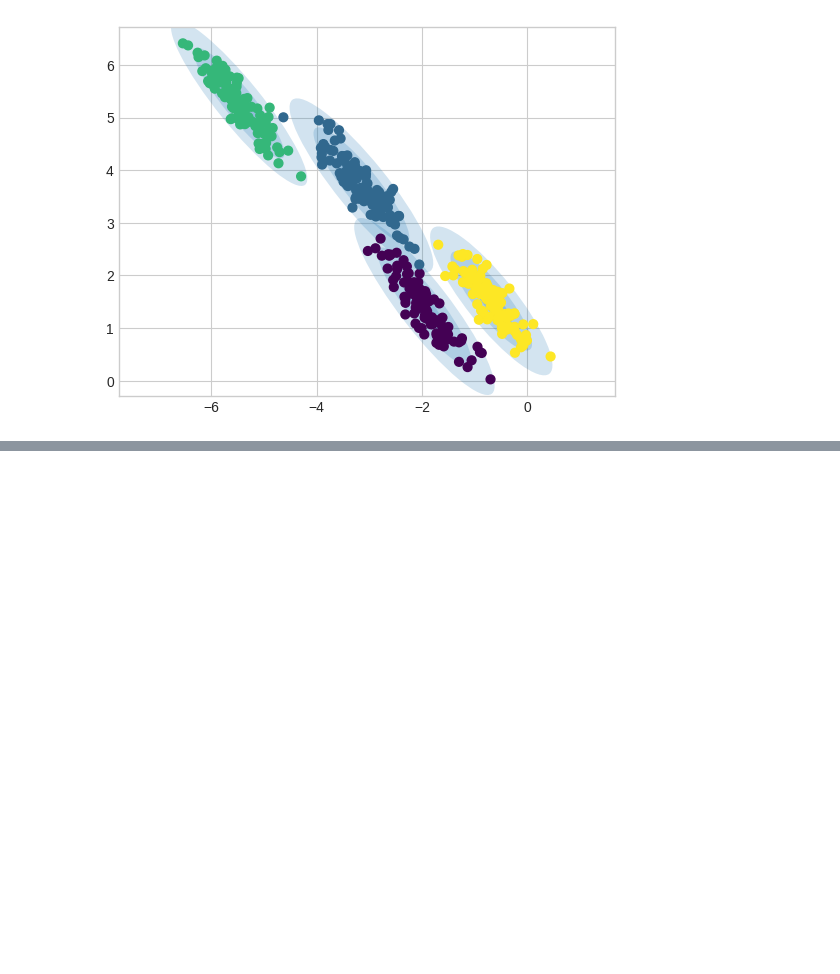
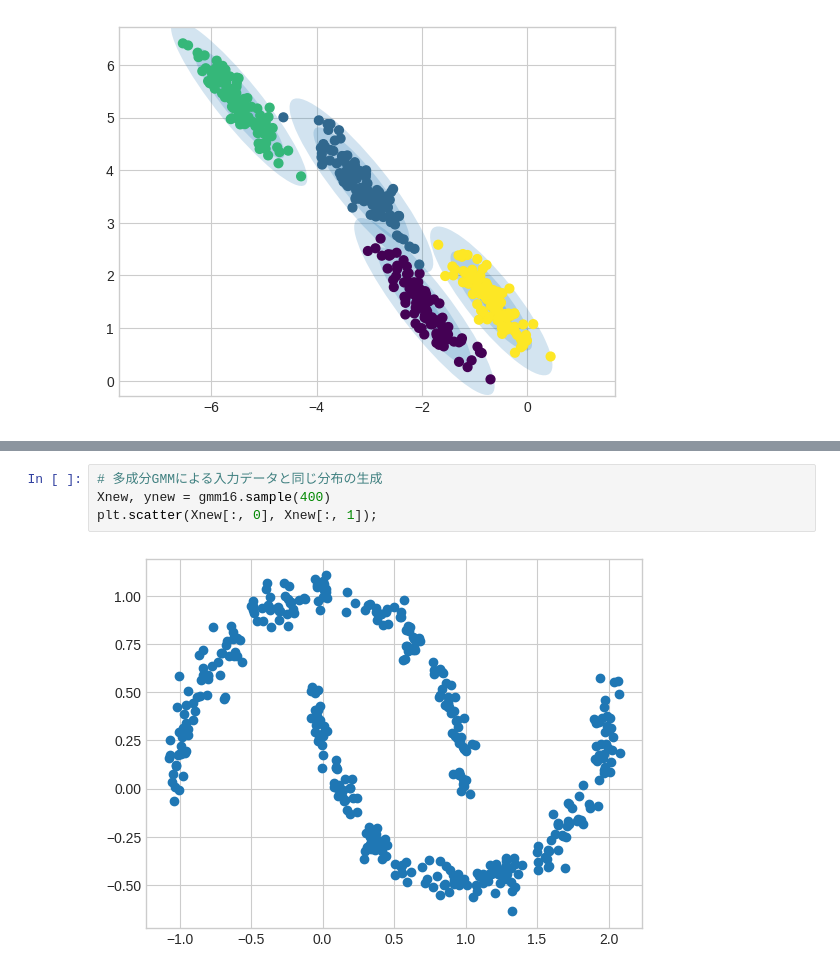
Before and after one commit to hyakuroume/datascience_handbook, a Jupyter notebook: Gaussian_Mixture_Models.ipynb, the cells around one changed output, grey strips where cells are left out. Drawn from its saved outputs; the diff is of its cells as text; blank space fills up the shorter version.

```diff
--- a/Gaussian_Mixture_Models.ipynb
+++ b/Gaussian_Mixture_Models.ipynb
@@ -123,0 +147,6 @@ plot_gmm(gmm, X_stretched)
+# %%
+# 多成分GMMによる入力データと同じ分布の生成
+Xnew, ynew = gmm16.sample(400)
+plt.scatter(Xnew[:, 0], Xnew[:, 1]);
+# %% [output]
+[figure, added]
```
Also changed, not shown: parts of 5 cells of this notebook.
